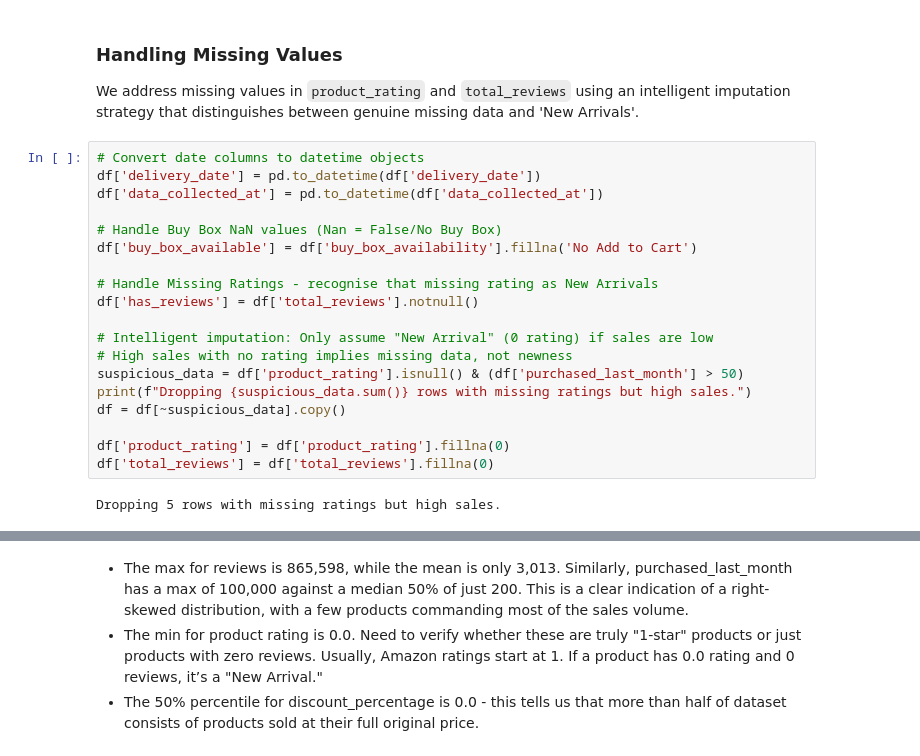
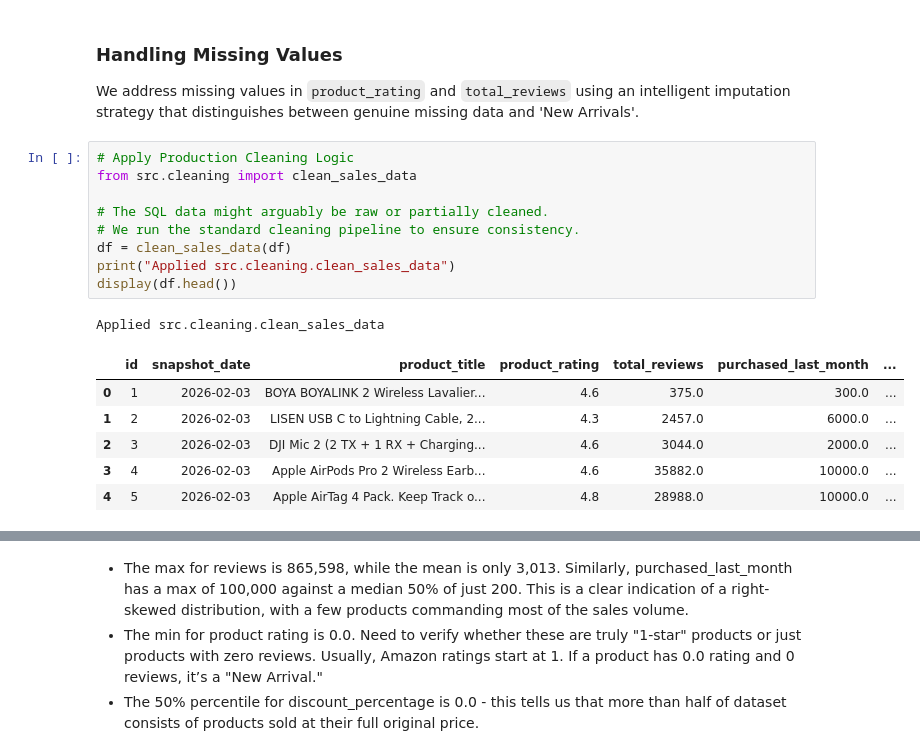
Before and after one commit to christian-camille/amz-market-intel, a Jupyter notebook: analysis.ipynb, the cells around one changed output, grey strips where cells are left out. Drawn from its saved outputs; the diff is of its cells as text.

```diff
--- a/analysis.ipynb
+++ b/analysis.ipynb
@@ -58,27 +33,23 @@ Data shows 1,024 missing values for both product_rating and total_reviews. This
 ### Handling Missing Values
 
 We address missing values in `product_rating` and `total_reviews` using an intelligent imputation strategy that distinguishes between genuine missing data and 'New Arrivals'.
-# %%
-# Convert date columns to datetime objects
-df['delivery_date'] = pd.to_datetime(df['delivery_date'])
-df['data_collected_at'] = pd.to_datetime(df['data_collected_at'])
-
-# Handle Buy Box NaN values (Nan = False/No Buy Box)
-df['buy_box_available'] = df['buy_box_availability'].fillna('No Add to Cart')
-
-# Handle Missing Ratings - recognise that missing rating as New Arrivals
-df['has_reviews'] = df['total_reviews'].notnull()
-
-# Intelligent imputation: Only assume "New Arrival" (0 rating) if sales are low
-# High sales with no rating implies missing data, not newness
-suspicious_data = df['product_rating'].isnull() & (df['purchased_last_month'] > 50)
-print(f"Dropping {suspicious_data.sum()} rows with missing ratings but high sales.")
-df = df[~suspicious_data].copy()
-
-df['product_rating'] = df['product_rating'].fillna(0)
-df['total_reviews'] = df['total_reviews'].fillna(0)
-# %% [output]
-Dropping 5 rows with missing ratings but high sales.
+# %%
+# Apply Production Cleaning Logic
+from src.cleaning import clean_sales_data
+
+# The SQL data might arguably be raw or partially cleaned.
+# We run the standard cleaning pipeline to ensure consistency.
+df = clean_sales_data(df)
+print("Applied src.cleaning.clean_sales_data")
+display(df.head())
+# %% [output]
+Applied src.cleaning.clean_sales_data
+|  | id | snapshot_date | product_title | product_rating | total_reviews | purchased_last_month | ... |
+| 0 | 1 | 2026-02-03 | BOYA BOYALINK 2 Wireless Lavalier... | 4.6 | 375.0 | 300.0 | ... |
+| 1 | 2 | 2026-02-03 | LISEN USB C to Lightning Cable, 2... | 4.3 | 2457.0 | 6000.0 | ... |
+| 2 | 3 | 2026-02-03 | DJI Mic 2 (2 TX + 1 RX + Charging... | 4.6 | 3044.0 | 2000.0 | ... |
+| 3 | 4 | 2026-02-03 | Apple AirPods Pro 2 Wireless Earb... | 4.6 | 35882.0 | 10000.0 | ... |
+| 4 | 5 | 2026-02-03 | Apple AirTag 4 Pack. Keep Track o... | 4.8 | 28988.0 | 10000.0 | ... |
 # %%
 # Statistical summary of numerical columns
 display(df.describe().T)
```
Also changed, not shown: parts of 13 cells of this notebook, 4 other files.
